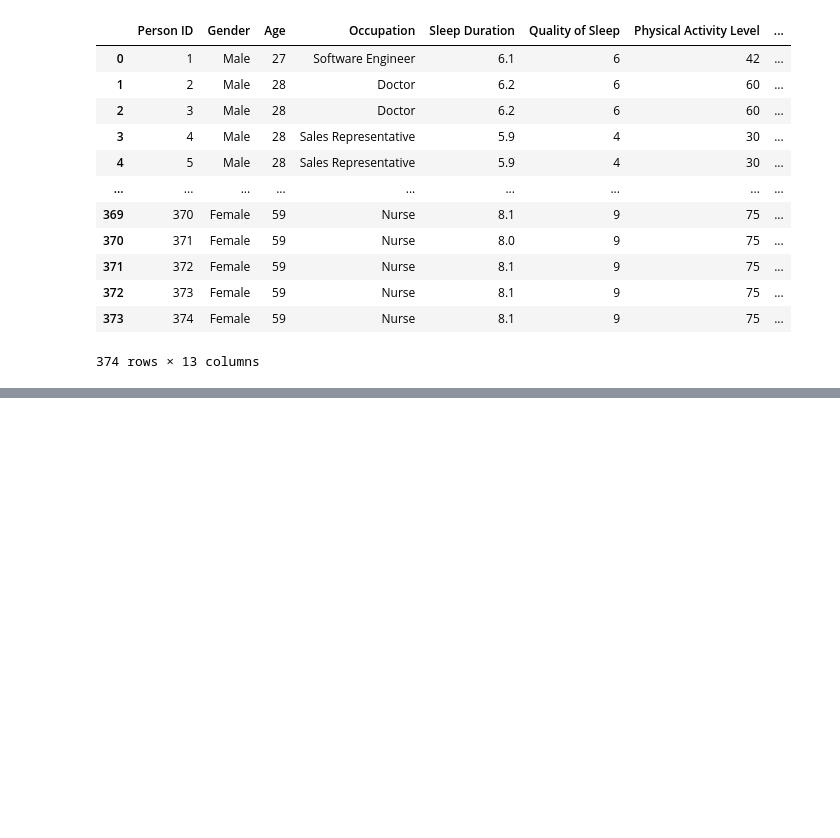
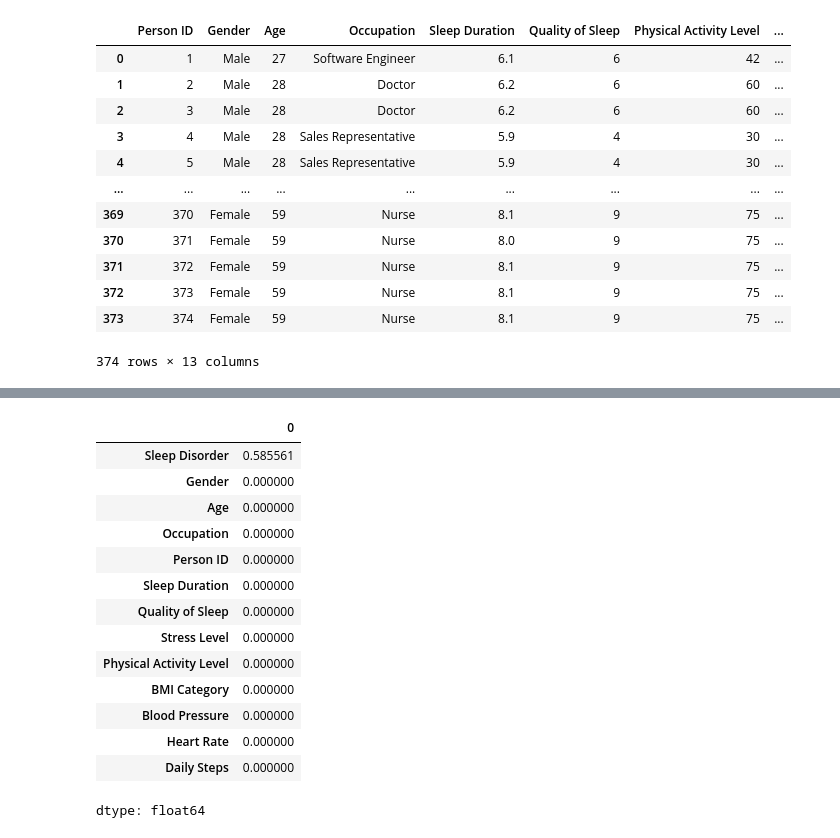
Before and after one commit to popkaotarbuza/sleep-disorder-diagnosis, a Jupyter notebook: src/main.ipynb, the cells around one changed output, grey strips where cells are left out. Drawn from its saved outputs; the diff is of its cells as text; code cells hidden in the pictures; blank space fills up the shorter version.

```diff
--- a/src/main.ipynb
+++ b/src/main.ipynb
@@ -55,3 +64,23 @@ df.describe()
 | 50% | 187.500000 | 43.000000 | 7.200000 | 7.000000 | 60.000000 | 5.000000 | 70.000000 | ... |
 | 75% | 280.750000 | 50.000000 | 7.800000 | 8.000000 | 75.000000 | 7.000000 | 72.000000 | ... |
 | max | 374.000000 | 59.000000 | 8.500000 | 9.000000 | 90.000000 | 8.000000 | 86.000000 | ... |
+# %%
+# Позволяет оценить качество данных и  понять, сколько пропущенных значений присутствует в наборе, где они возникают и как возникновение пропущенных значений связано между столбцами
+miss_rate = df.isnull().mean().sort_values(ascending=False)
+miss_rate
+# %% [output]
+|  | 0 |
+| Sleep Disorder | 0.585561 |
+| Gender | 0.000000 |
+| Age | 0.000000 |
+| Occupation | 0.000000 |
+| Person ID | 0.000000 |
+| Sleep Duration | 0.000000 |
+| Quality of Sleep | 0.000000 |
+| Stress Level | 0.000000 |
+| Physical Activity Level | 0.000000 |
+| BMI Category | 0.000000 |
+| Blood Pressure | 0.000000 |
+| Heart Rate | 0.000000 |
+| Daily Steps | 0.000000 |
+dtype: float64
```
Also changed, not shown: parts of 1 cell of this notebook.
